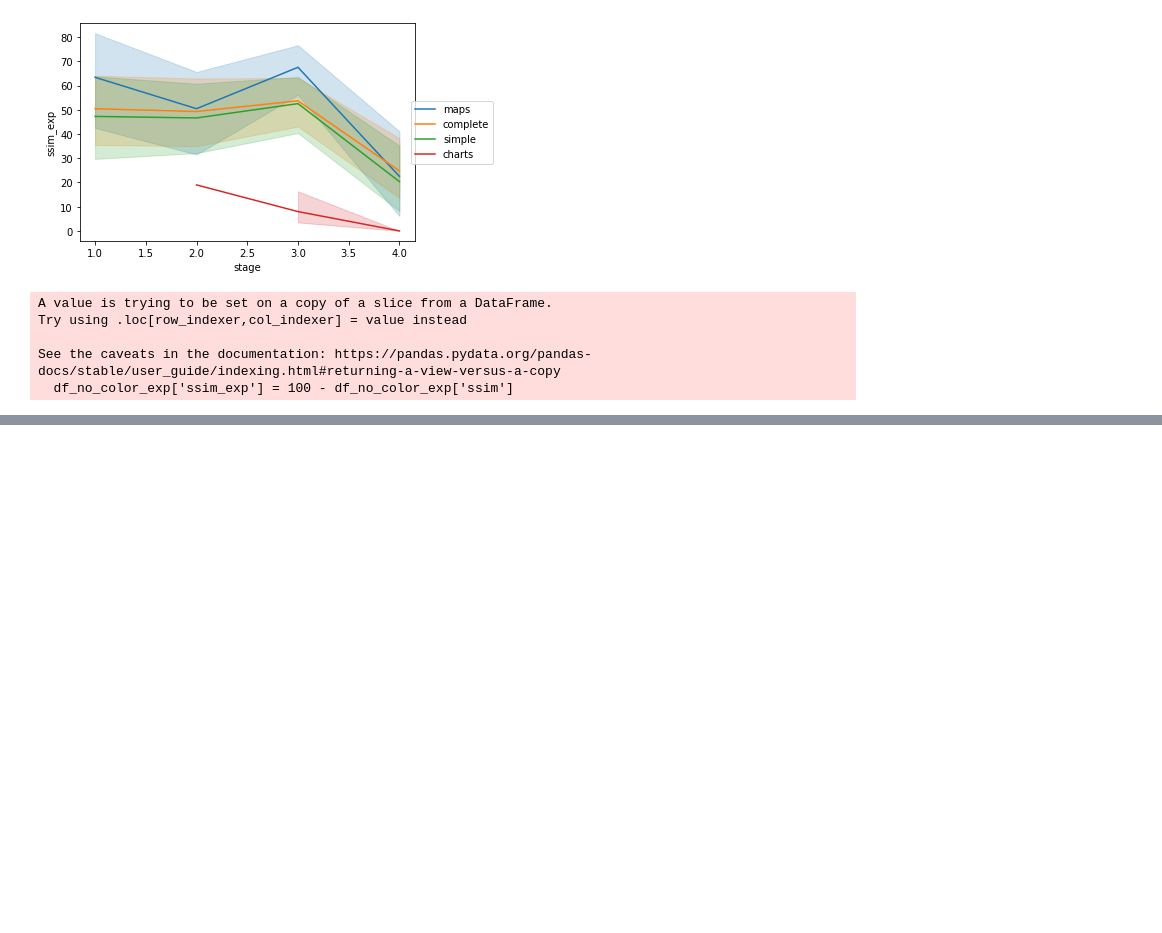
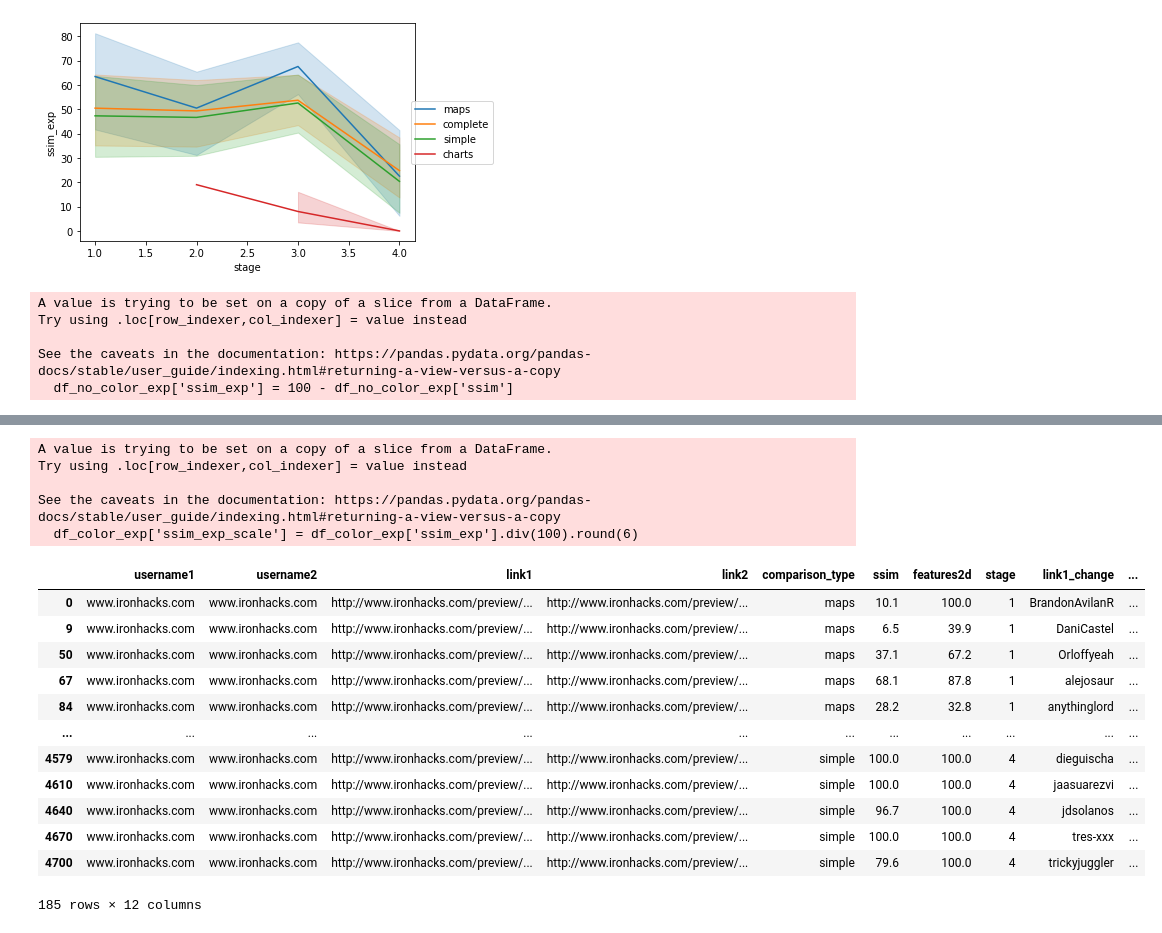
Before and after one commit to ironhacks/fall-2017-analysis, a Jupyter notebook: descriptive-analysis/data-inspection-UNAL-0-Fall-2017.ipynb, the cells around one changed output, grey strips where cells are left out. Saved outputs shown, nothing was run; the diff lists cells and outputs as text; code cells hidden in the pictures; blank space fills up the shorter version.

```diff
--- a/descriptive-analysis/data-inspection-UNAL-0-Fall-2017.ipynb
+++ b/descriptive-analysis/data-inspection-UNAL-0-Fall-2017.ipynb
@@ -408,3 +408,25 @@ ax.legend(loc='center right', bbox_to_anchor=(1.25, 0.5), ncol=1)
 # save variables
 
 df_color_exp.to_csv("df_color_exp_unal0.csv")
+# %%
+df_color_exp['ssim_exp_scale'] = df_color_exp['ssim_exp'].div(100).round(6)
+df_color_exp
+# %% [output]
+A value is trying to be set on a copy of a slice from a DataFrame.
+Try using .loc[row_indexer,col_indexer] = value instead
+
+See the caveats in the documentation: https://pandas.pydata.org/pandas-docs/stable/user_guide/indexing.html#returning-a-view-versus-a-copy
+  df_color_exp['ssim_exp_scale'] = df_color_exp['ssim_exp'].div(100).round(6)
+|  | username1 | username2 | link1 | link2 | comparison_type | ssim | features2d | stage | link1_change | ... |
+| 0 | www.ironhacks.com | www.ironhacks.com | http://www.ironhacks.com/preview/... | http://www.ironhacks.com/preview/... | maps | 10.1 | 100.0 | 1 | BrandonAvilanR | ... |
+| 9 | www.ironhacks.com | www.ironhacks.com | http://www.ironhacks.com/preview/... | http://www.ironhacks.com/preview/... | maps | 6.5 | 39.9 | 1 | DaniCastel | ... |
+| 50 | www.ironhacks.com | www.ironhacks.com | http://www.ironhacks.com/preview/... | http://www.ironhacks.com/preview/... | maps | 37.1 | 67.2 | 1 | Orloffyeah | ... |
+| 67 | www.ironhacks.com | www.ironhacks.com | http://www.ironhacks.com/preview/... | http://www.ironhacks.com/preview/... | maps | 68.1 | 87.8 | 1 | alejosaur | ... |
+| 84 | www.ironhacks.com | www.ironhacks.com | http://www.ironhacks.com/preview/... | http://www.ironhacks.com/preview/... | maps | 28.2 | 32.8 | 1 | anythinglord | ... |
+| ... | ... | ... | ... | ... | ... | ... | ... | ... | ... | ... |
+| 4579 | www.ironhacks.com | www.ironhacks.com | http://www.ironhacks.com/preview/... | http://www.ironhacks.com/preview/... | simple | 100.0 | 100.0 | 4 | dieguischa | ... |
+| 4610 | www.ironhacks.com | www.ironhacks.com | http://www.ironhacks.com/preview/... | http://www.ironhacks.com/preview/... | simple | 100.0 | 100.0 | 4 | jaasuarezvi | ... |
+| 4640 | www.ironhacks.com | www.ironhacks.com | http://www.ironhacks.com/preview/... | http://www.ironhacks.com/preview/... | simple | 96.7 | 100.0 | 4 | jdsolanos | ... |
+| 4670 | www.ironhacks.com | www.ironhacks.com | http://www.ironhacks.com/preview/... | http://www.ironhacks.com/preview/... | simple | 100.0 | 100.0 | 4 | tres-xxx | ... |
+| 4700 | www.ironhacks.com | www.ironhacks.com | http://www.ironhacks.com/preview/... | http://www.ironhacks.com/preview/... | simple | 79.6 | 100.0 | 4 | trickyjuggler | ... |
+185 rows × 12 columns
```
Also changed, not shown: parts of 3 cells of this notebook, 18 other files.
